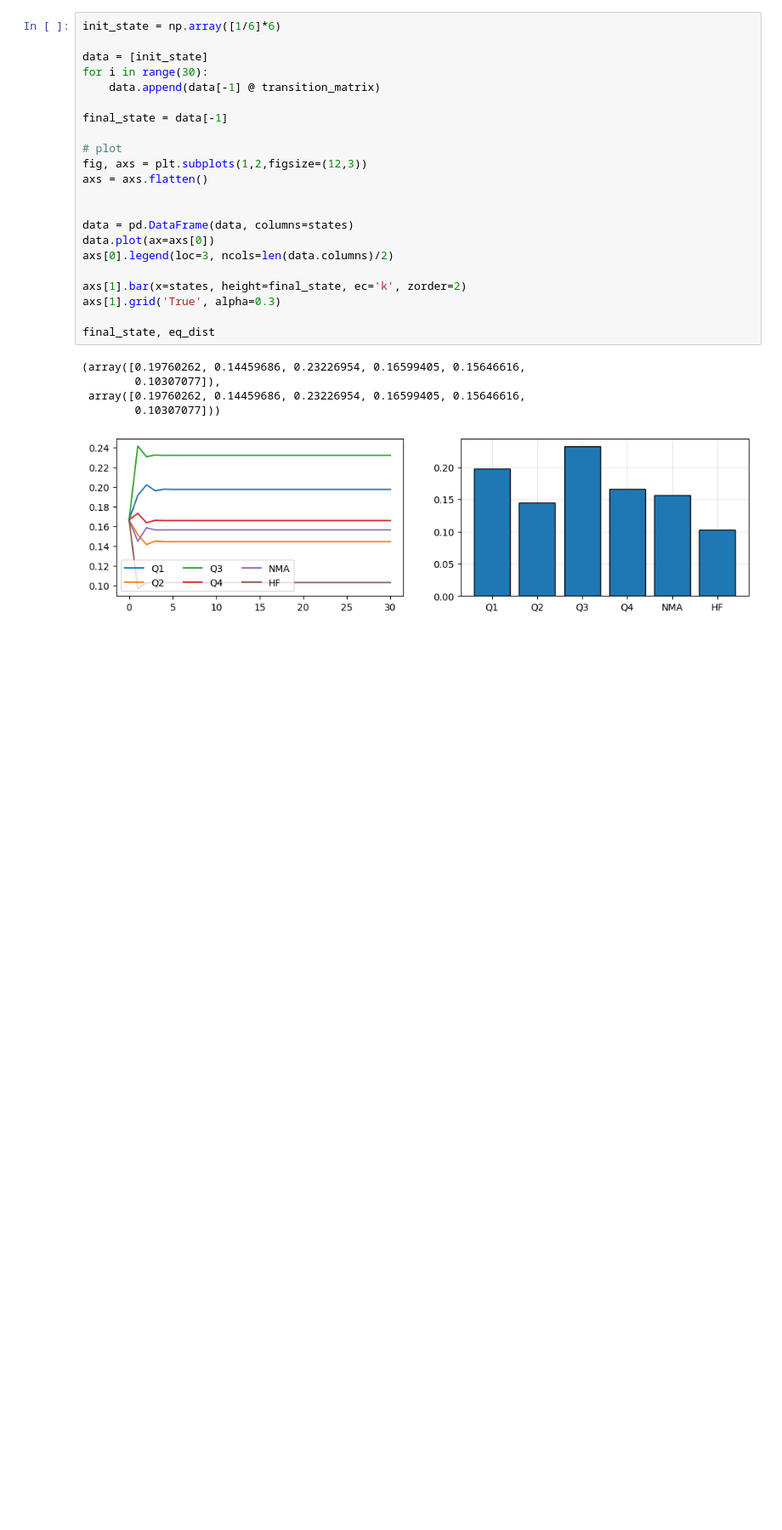
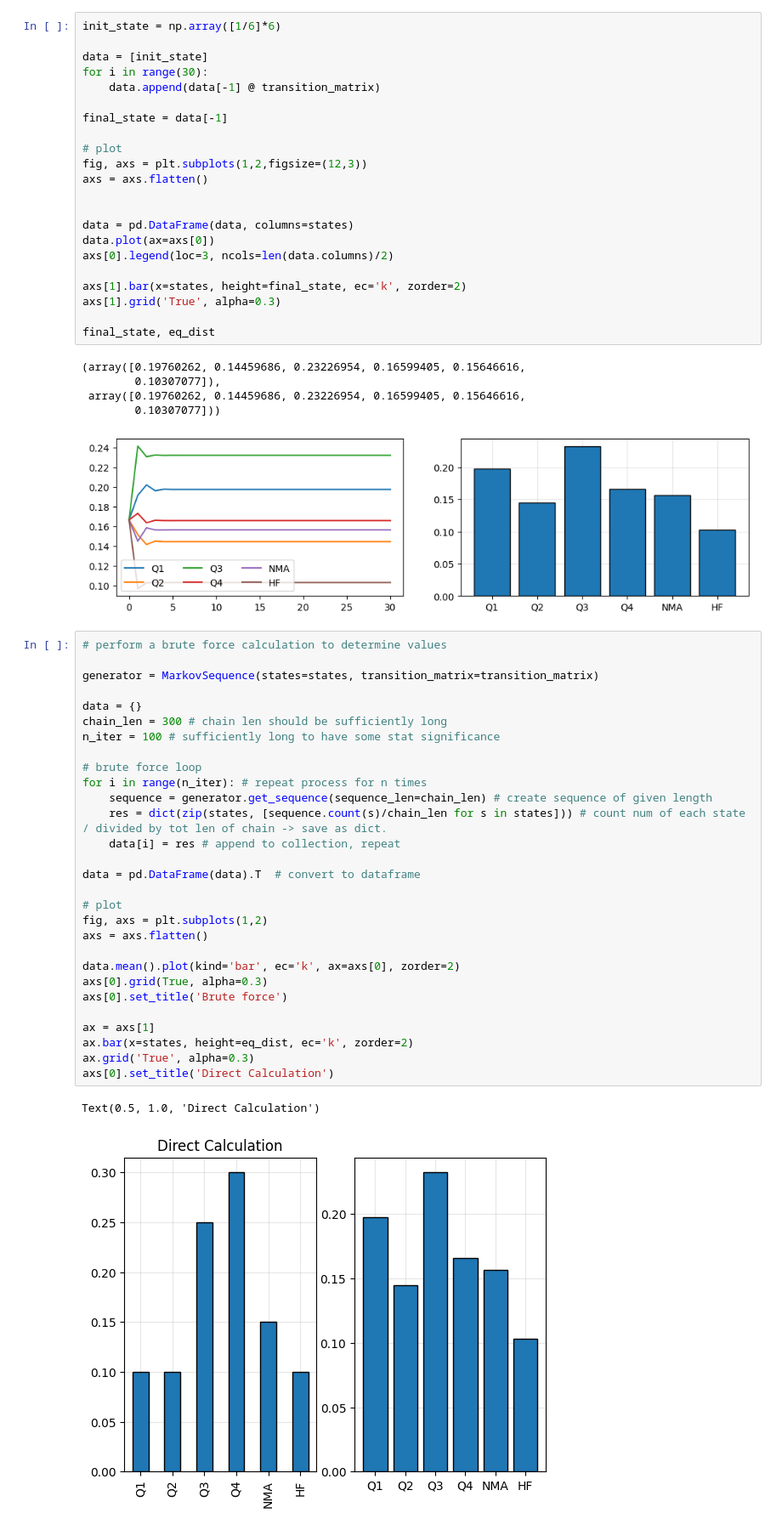
Before and after one commit to chaconnb/GeoRulesLobePy, a Jupyter notebook: notebooks/markov-chain.ipynb, the cells around one changed output. Shown: that part at 85% size. Drawn from its saved outputs; the diff is of its cells as text; blank space fills up the shorter version.

Commit message:
NB: try brute force calculation

```diff
--- a/notebooks/markov-chain.ipynb
+++ b/notebooks/markov-chain.ipynb
@@ -61,3 +60,35 @@ final_state, eq_dist
  array([0.19760262, 0.14459686, 0.23226954, 0.16599405, 0.15646616,
         0.10307077]))
 [figure]
+# %%
+# perform a brute force calculation to determine values
+
+generator = MarkovSequence(states=states, transition_matrix=transition_matrix)
+
+data = {}
+chain_len = 300 # chain len should be sufficiently long
+n_iter = 100 # sufficiently long to have some stat significance
+
+# brute force loop
+for i in range(n_iter): # repeat process for n times
+    sequence = generator.get_sequence(sequence_len=chain_len) # create sequence of given length
+    res = dict(zip(states, [sequence.count(s)/chain_len for s in states])) # count num of each state / divided by tot len of chain -> save as dict.
+    data[i] = res # append to collection, repeat
+
+data = pd.DataFrame(data).T  # convert to dataframe
+
+# plot
+fig, axs = plt.subplots(1,2)
+axs = axs.flatten()
+
+data.mean().plot(kind='bar', ec='k', ax=axs[0], zorder=2)
+axs[0].grid(True, alpha=0.3)
+axs[0].set_title('Brute force')
+
+ax = axs[1]
+ax.bar(x=states, height=eq_dist, ec='k', zorder=2)
+ax.grid('True', alpha=0.3)
+axs[0].set_title('Direct Calculation')
+# %% [output]
+Text(0.5, 1.0, 'Direct Calculation')
+[figure, added]
```
Also changed, not shown: parts of 2 cells of this notebook.
